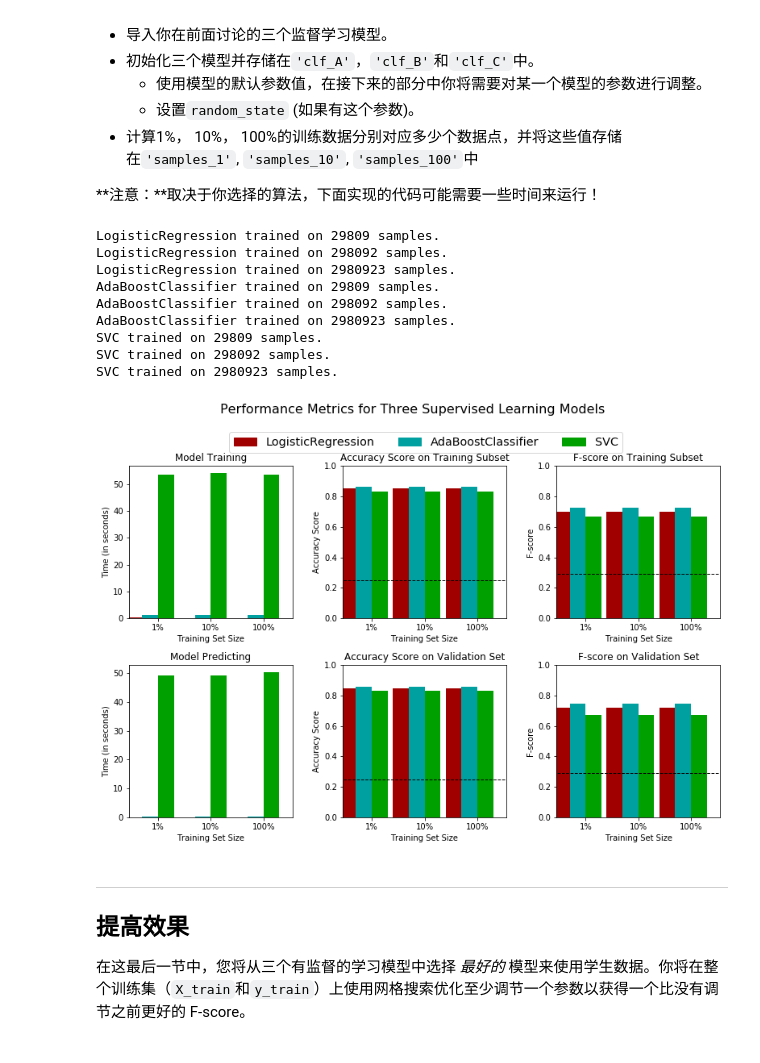
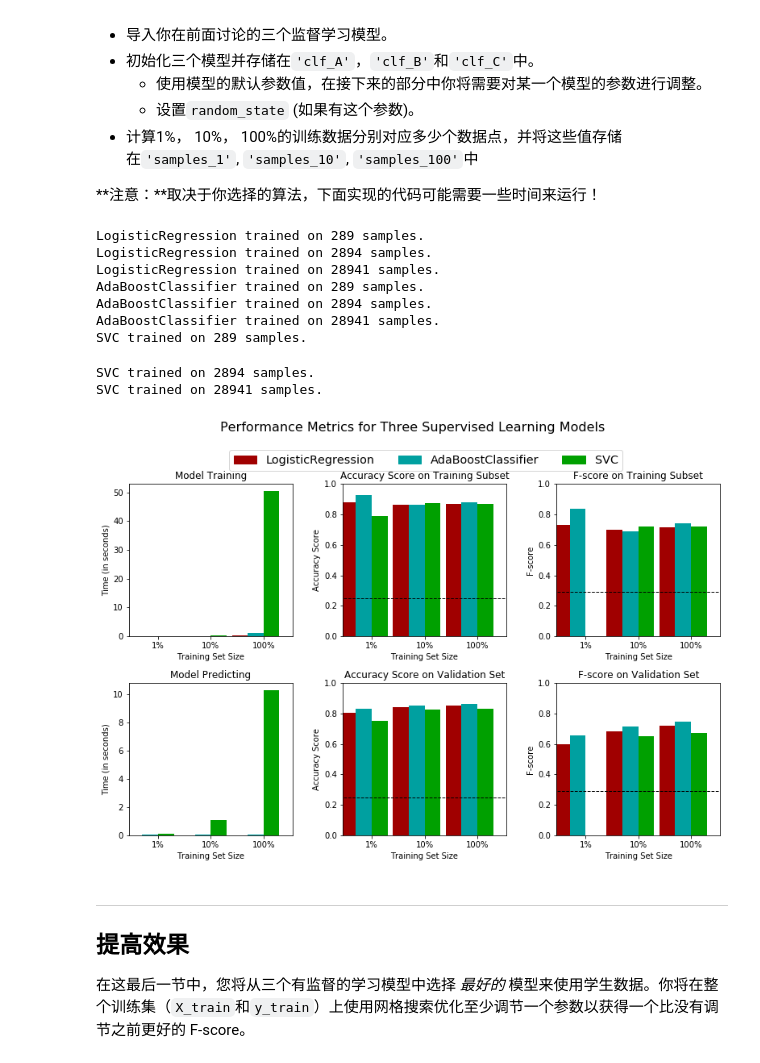
Before and after one commit to poi233/Udacity, a Jupyter notebook: finding_donors/finding_donors.ipynb, the cells around one changed output. Drawn from its saved outputs; the diff is of its cells as text; code cells hidden in the pictures.

```diff
--- a/finding_donors/finding_donors.ipynb
+++ b/finding_donors/finding_donors.ipynb
@@ -149,12 +149,7 @@ display(features_raw.head(n = 1))
 features = pd.get_dummies(features_raw)
 
 # TODO：将'income_raw'编码成数字值
-income = []
-for i in income_raw:
-    if i == "<=50K":
-        income.append(0)
-    else:
-        income.append(1)
+income = income_raw.apply(lambda x: x=='>50K')
 
 # 打印经过独热编码之后的特征数量
 encoded = list(features.columns)
@@ -378,20 +373,20 @@ def train_predict(learner, sample_size, X_train, y_train, X_val, y_val):
     #       然后得到对前300个训练数据的预测结果
     start = time() # 获得程序开始时间
     predictions_val = learner.predict(X_val)
-    predictions_train = learner.predict(X_train[:sample_size])
+    predictions_train = learner.predict(X_train[:300])
     end = time() # 获得程序结束时间
 
     # TODO：计算预测用时
     results['pred_time'] = end - start
 
     # TODO：计算在最前面的300个训练数据的准确率
-    results['acc_train'] = accuracy_score(predictions_val,y_val)
+    results['acc_train'] = accuracy_score(y_train[:300],predictions_train[:300])
 
     # TODO：计算在验证上的准确率
-    results['acc_val'] = accuracy_score(predictions_train,y_train[:sample_size])
+    results['acc_val'] = accuracy_score(y_val,predictions_val)
 
     # TODO：计算在最前面300个训练数据上的F-score
-    results['f_train'] = fbeta_score(y_train[:sample_size], predictions_train, average='binary', beta=0.5)
+    results['f_train'] = fbeta_score(y_train[:300], predictions_train, average='binary', beta=0.5)
 
     # TODO：计算验证集上的F-score
     results['f_val'] = fbeta_score(y_val, predictions_val, average='binary', beta=0.5)
@@ -414,39 +409,39 @@ def train_predict(learner, sample_size, X_train, y_train, X_val, y_val):
 # %%
 # TODO：从sklearn中导入三个监督学习模型
 from sklearn.linear_model import LogisticRegression
 from sklearn.ensemble import AdaBoostClassifier
 from sklearn.svm import SVC
 # TODO：初始化三个模型
-clf_A = LogisticRegression()
-clf_B = AdaBoostClassifier()
-clf_C = SVC()
+clf_A = LogisticRegression(random_state=0)
+clf_B = AdaBoostClassifier(random_state=0)
+clf_C = SVC(random_state=0)
 
 # TODO：计算1%， 10%， 100%的训练数据分别对应多少点
-samples_1 = int(X_train.size * 0.01)
-samples_10 = int(X_train.size * 0.1)
-samples_100 = X_train.size
+samples_1 = int(X_train.shape[0] * 0.01)
+samples_10 = int(X_train.shape[0] * 0.1)
+samples_100 = X_train.shape[0]
 
 # 收集学习器的结果
 results = {}
 for clf in [clf_A, clf_B, clf_C]:
     clf_name = clf.__class__.__name__
     results[clf_name] = {}
     for i, samples in enumerate([samples_1, samples_10, samples_100]):
         results[clf_name][i] = train_predict(clf, samples, X_train, y_train, X_val, y_val)
 
 # 对选择的三个模型得到的评价结果进行可视化
 vs.evaluate(results, accuracy, fscore)
 # %% [output]
-LogisticRegression trained on 29809 samples.
-LogisticRegression trained on 298092 samples.
-LogisticRegression trained on 2980923 samples.
-AdaBoostClassifier trained on 29809 samples.
-AdaBoostClassifier trained on 298092 samples.
-AdaBoostClassifier trained on 2980923 samples.
-SVC trained on 29809 samples.
-SVC trained on 298092 samples.
-SVC trained on 2980923 samples.
+LogisticRegression trained on 289 samples.
+LogisticRegression trained on 2894 samples.
+LogisticRegression trained on 28941 samples.
+AdaBoostClassifier trained on 289 samples.
+AdaBoostClassifier trained on 2894 samples.
+AdaBoostClassifier trained on 28941 samples.
+SVC trained on 289 samples.
+SVC trained on 2894 samples.
+SVC trained on 28941 samples.
-[figure, old version]
+[figure, new version]
 # %% [markdown]
 ----
 ## 提高效果
```
Also changed, not shown: parts of 2 cells of this notebook, 1 other file.
